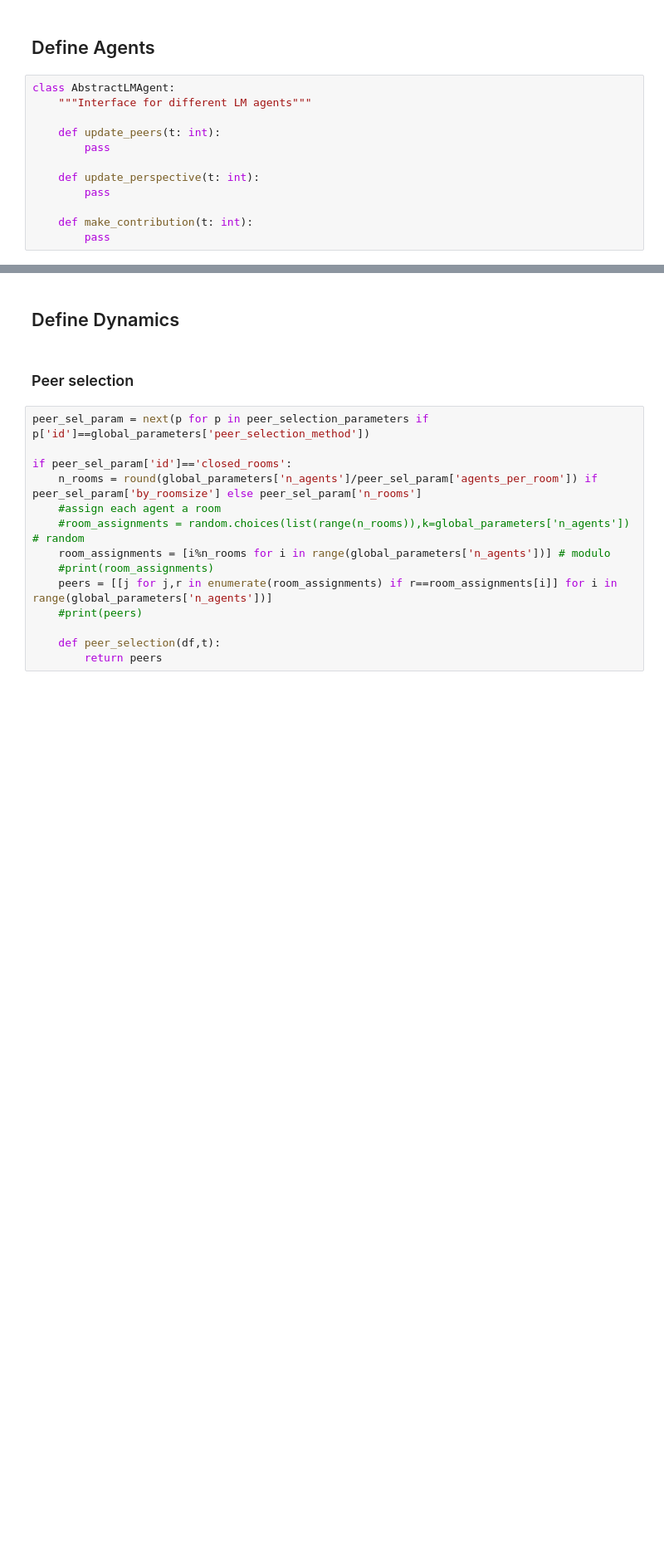
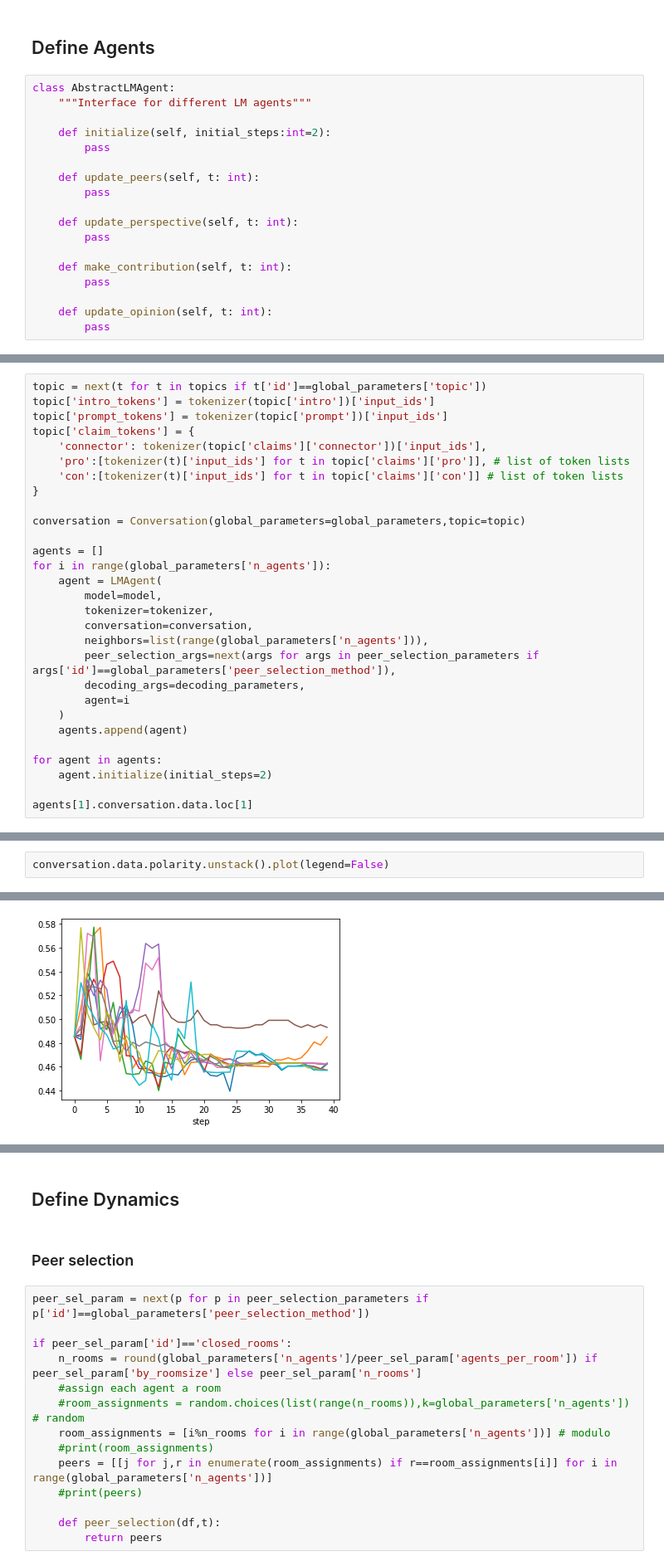
Before and after one commit to debatelab/ada-simulation, a Jupyter notebook: belief-dynamics_with_lms.ipynb, the cells around one changed output, grey strips where cells are left out. Shown: that part at 83% size. Cells and saved outputs as stored; diff of their text form; blank space fills up the shorter version.

```diff
--- a/belief-dynamics_with_lms.ipynb
+++ b/belief-dynamics_with_lms.ipynb
@@ -225,11 +246,17 @@ class Conversation():
 class AbstractLMAgent:
     """Interface for different LM agents"""
 
-    def update_peers(t: int):
+    def initialize(self, initial_steps:int=2):
         pass
 
-    def update_perspective(t: int):
+    def update_peers(self, t: int):
         pass
 
-    def make_contribution(t: int):
+    def update_perspective(self, t: int):
         pass
+
+    def make_contribution(self, t: int):
+        pass
+
+    def update_opinion(self, t: int):
+        pass
@@ -294,0 +565,29 @@ agent2.conversation.data.loc[0]
+# %%
+topic = next(t for t in topics if t['id']==global_parameters['topic'])
+topic['intro_tokens'] = tokenizer(topic['intro'])['input_ids']
+topic['prompt_tokens'] = tokenizer(topic['prompt'])['input_ids']
+topic['claim_tokens'] = {
+    'connector': tokenizer(topic['claims']['connector'])['input_ids'],
+    'pro':[tokenizer(t)['input_ids'] for t in topic['claims']['pro']], # list of token lists
+    'con':[tokenizer(t)['input_ids'] for t in topic['claims']['con']] # list of token lists
+}
+
+conversation = Conversation(global_parameters=global_parameters,topic=topic)
+
+agents = []
+for i in range(global_parameters['n_agents']):
+    agent = LMAgent(
+        model=model,
+        tokenizer=tokenizer,
+        conversation=conversation,
+        neighbors=list(range(global_parameters['n_agents'])),
+        peer_selection_args=next(args for args in peer_selection_parameters if args['id']==global_parameters['peer_selection_method']),
+        decoding_args=decoding_parameters,
+        agent=i
+    )
+    agents.append(agent)
+
+for agent in agents:
+    agent.initialize(initial_steps=2)
+
+agents[1].conversation.data.loc[1]
@@ -294,0 +658,3 @@ agent2.conversation.data.loc[0]
+# %%
+conversation.data.polarity.unstack().plot(legend=False)
+# %% [output]
@@ -294,0 +662 @@ agent2.conversation.data.loc[0]
+[figure, added]
```
Also changed, not shown: parts of 30 cells of this notebook, 4 other files.
